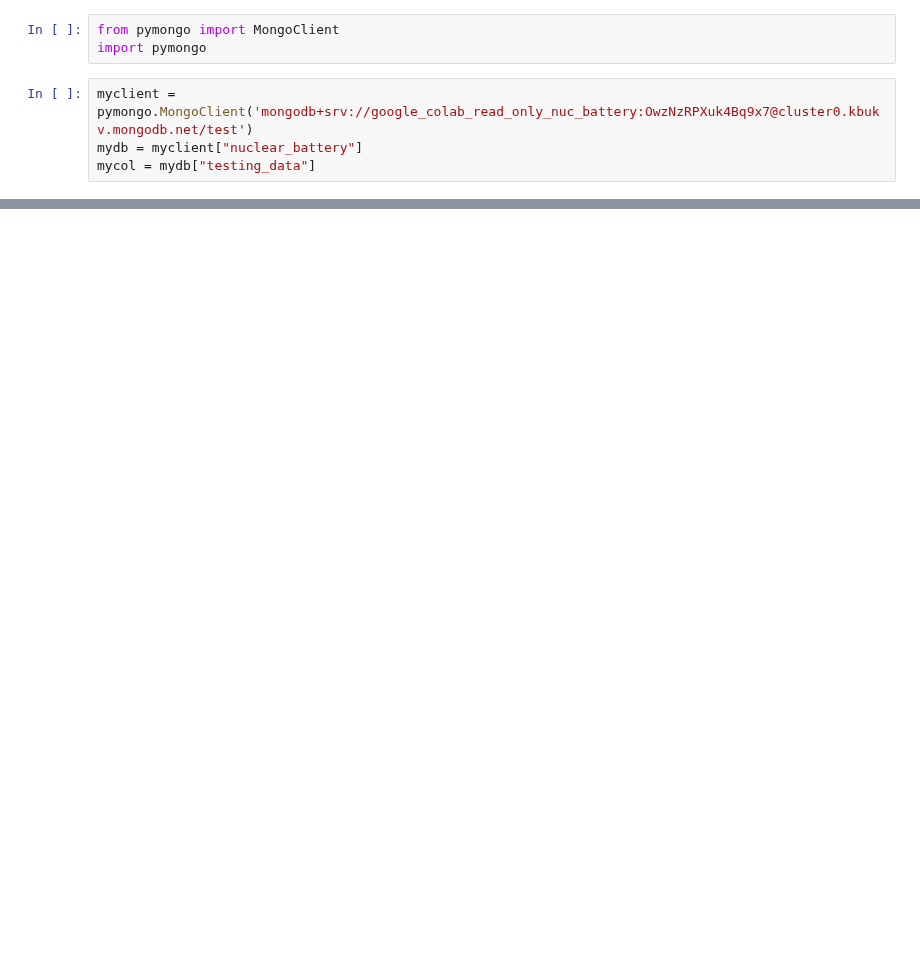
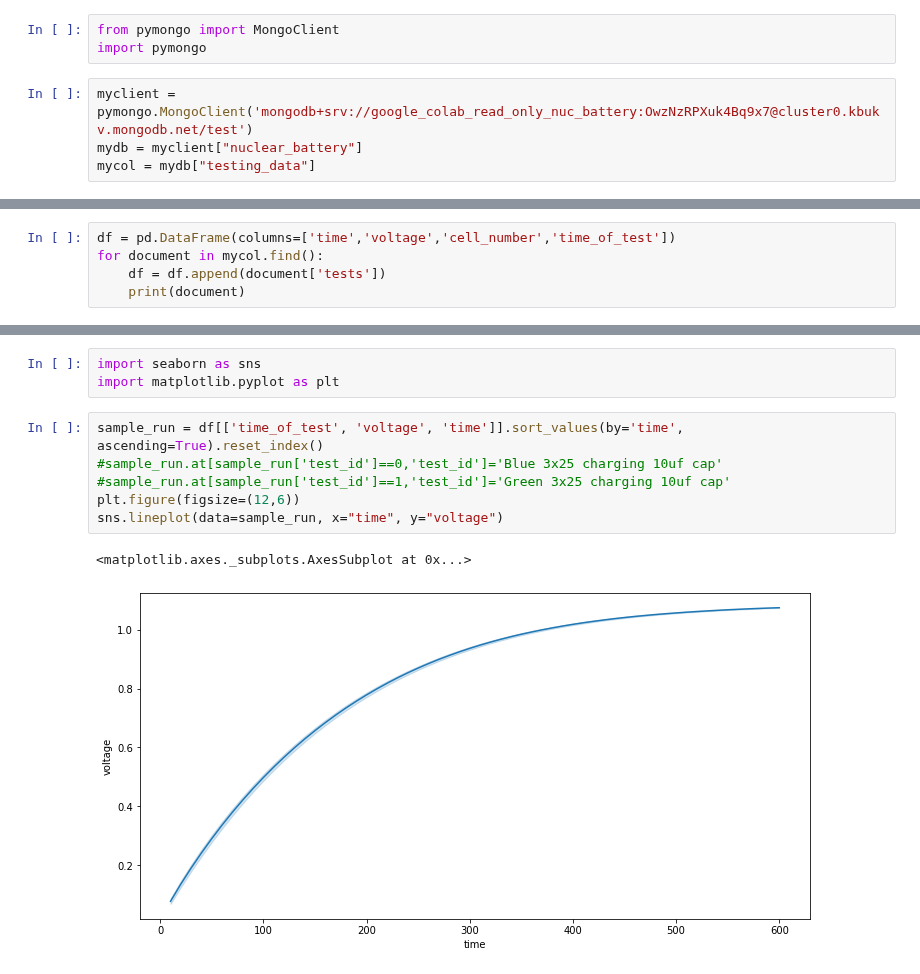
Before and after one commit to darkmatter2222/Nuclear-Battery, a Jupyter notebook: NuclearBatteryAnalysis .ipynb, the cells around one changed output, grey strips where cells are left out. Drawn from its saved outputs; the diff is of its cells as text; blank space fills up the shorter version.

```diff
--- a/NuclearBatteryAnalysis .ipynb
+++ b/NuclearBatteryAnalysis .ipynb
@@ -23,0 +31,5 @@ for document in mycol.find():
+# %%
+df = pd.DataFrame(columns=['time','voltage','cell_number','time_of_test'])
+for document in mycol.find():
+    df = df.append(document['tests'])
+    print(document)
@@ -23,0 +55,12 @@ for document in mycol.find():
+# %%
+import seaborn as sns
+import matplotlib.pyplot as plt
+# %%
+sample_run = df[['time_of_test', 'voltage', 'time']].sort_values(by='time', ascending=True).reset_index()
+#sample_run.at[sample_run['test_id']==0,'test_id']='Blue 3x25 charging 10uf cap'
+#sample_run.at[sample_run['test_id']==1,'test_id']='Green 3x25 charging 10uf cap'
+plt.figure(figsize=(12,6))
+sns.lineplot(data=sample_run, x="time", y="voltage")
+# %% [output]
+<matplotlib.axes._subplots.AxesSubplot at 0x...>
+[figure, added]
```
Also changed, not shown: parts of 5 cells of this notebook.
